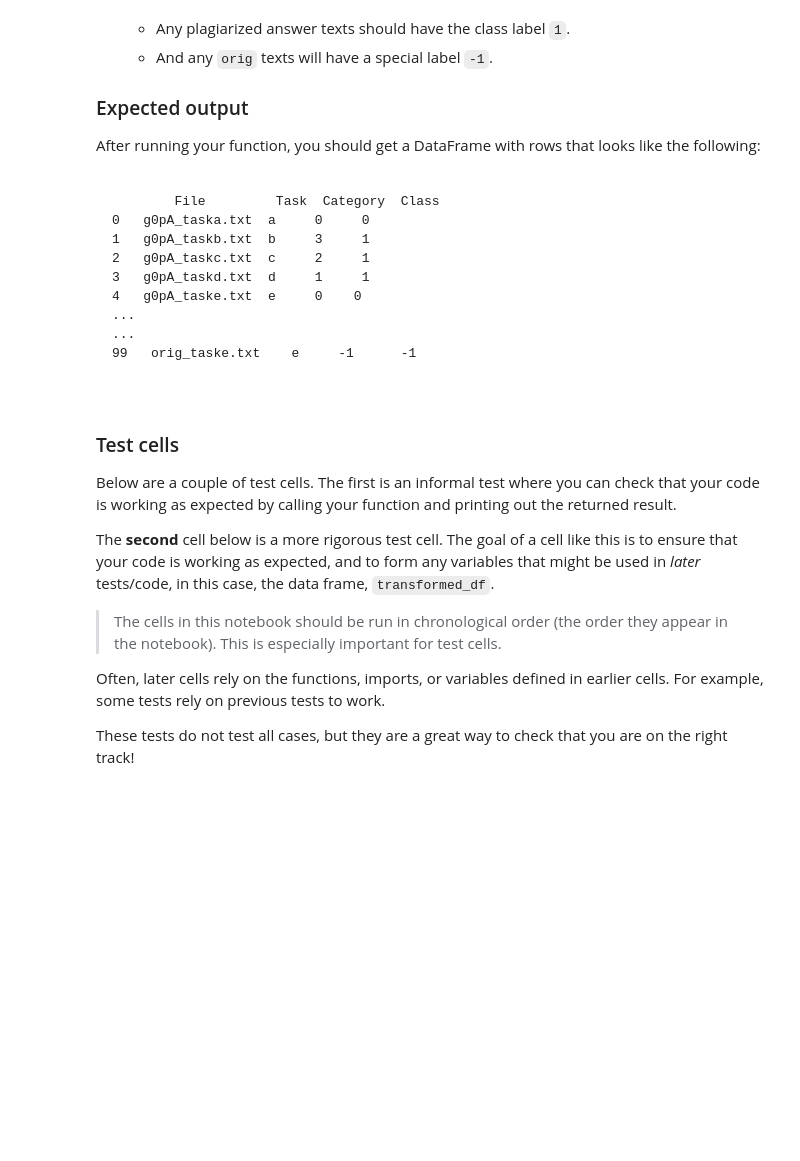
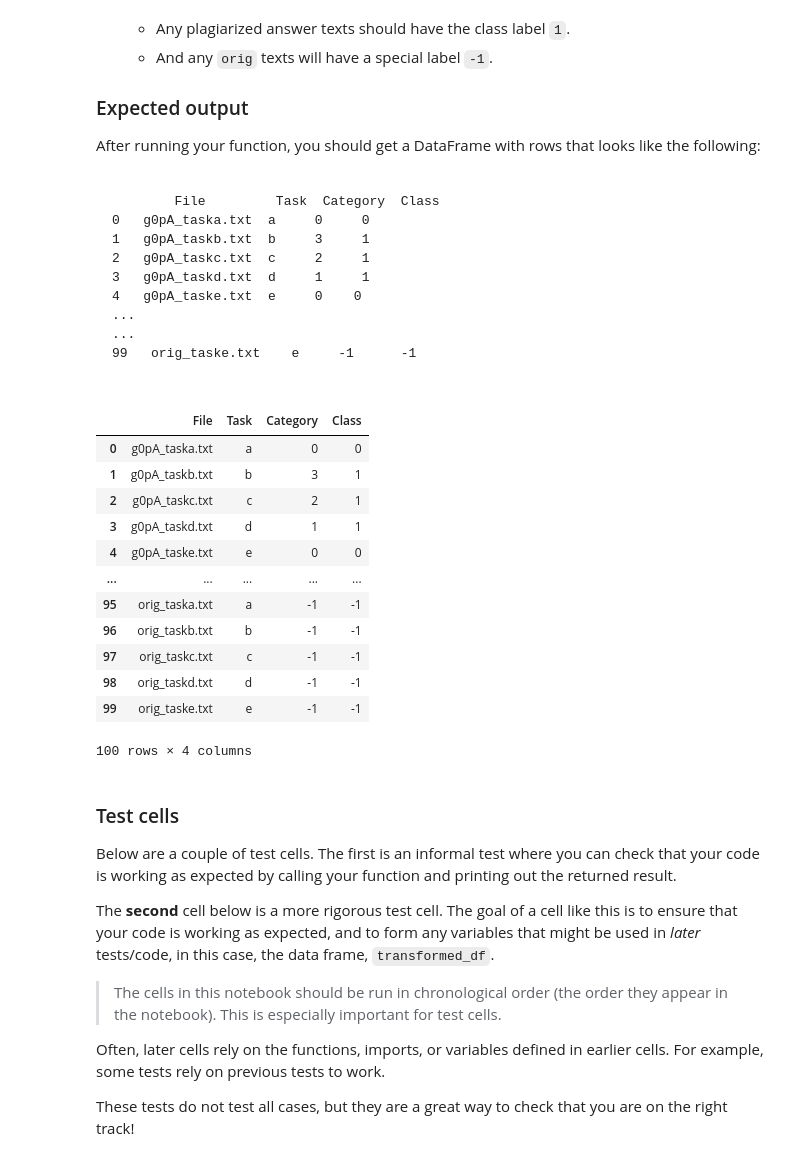
Before and after one commit to larebsyed/Plagiarism_Detector, a Jupyter notebook: 2_Plagiarism_Feature_Engineering.ipynb, the cells around one changed output. Cells and saved outputs as stored; diff of their text form; code cells hidden in the pictures; blank space fills up the shorter version.

```diff
--- a/2_Plagiarism_Feature_Engineering.ipynb
+++ b/2_Plagiarism_Feature_Engineering.ipynb
@@ -122,8 +147,26 @@ def numerical_dataframe(csv_file='data/file_information.csv'):
        :return: A dataframe with numerical categories and a new `Class` label column'''
 
     # your code here
-
-    pass
+    data = pd.read_csv(csv_file)
+    data = data.replace({"non": 0, "heavy": 1, "light": 2, "cut": 3, "orig": -1})
+    data['Class'] = np.where(data['Category']<=0, data['Category'], 1)
+    return data
+# %%
+numerical_dataframe()
+# %% [output]
+|  | File | Task | Category | Class |
+| 0 | g0pA_taska.txt | a | 0 | 0 |
+| 1 | g0pA_taskb.txt | b | 3 | 1 |
+| 2 | g0pA_taskc.txt | c | 2 | 1 |
+| 3 | g0pA_taskd.txt | d | 1 | 1 |
+| 4 | g0pA_taske.txt | e | 0 | 0 |
+| ... | ... | ... | ... | ... |
+| 95 | orig_taska.txt | a | -1 | -1 |
+| 96 | orig_taskb.txt | b | -1 | -1 |
+| 97 | orig_taskc.txt | c | -1 | -1 |
+| 98 | orig_taskd.txt | d | -1 | -1 |
+| 99 | orig_taske.txt | e | -1 | -1 |
+100 rows × 4 columns
 # %% [markdown]
 ### Test cells
 
```
Also changed, not shown: parts of 28 cells of this notebook, 6 other files.
